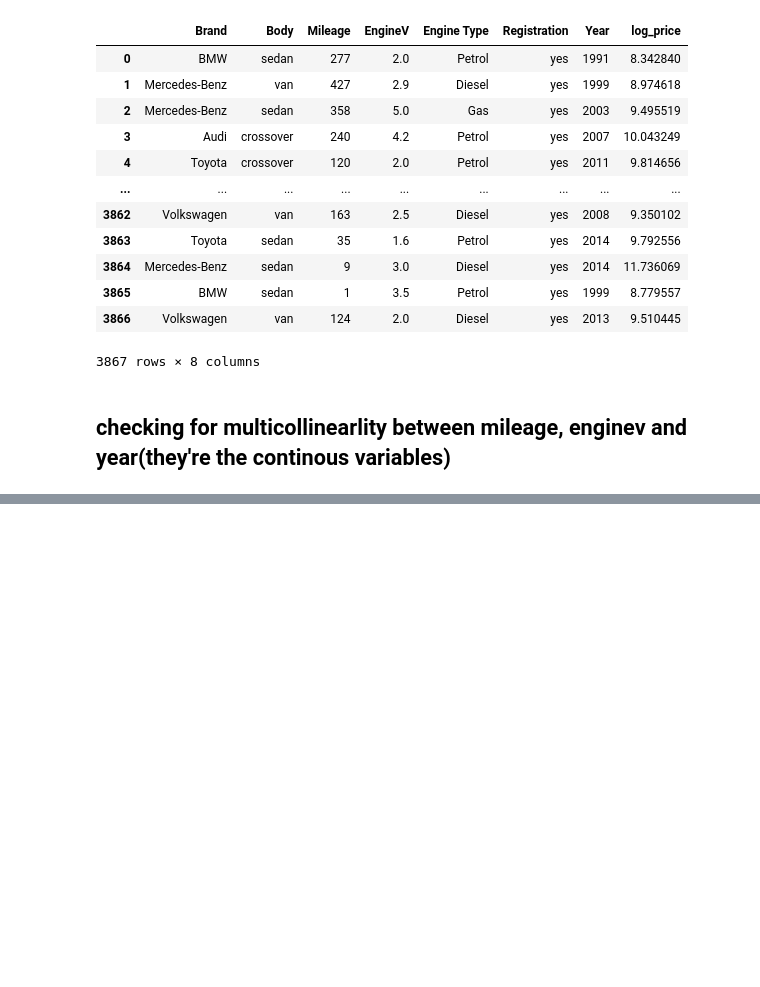
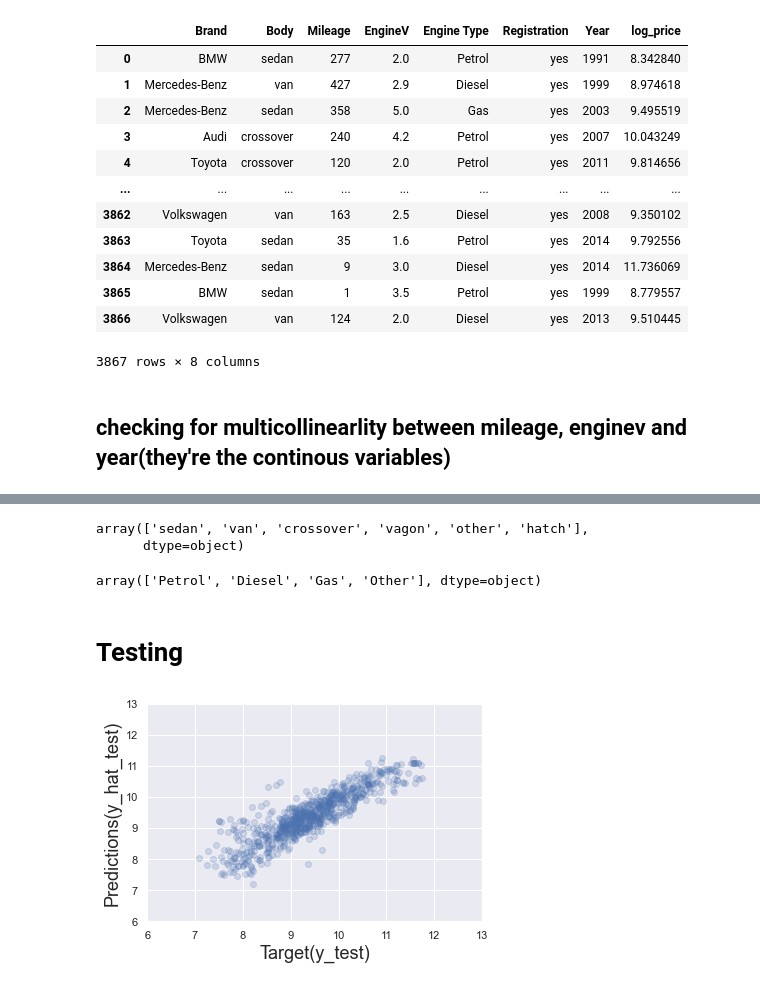
Before and after one commit to ifuu16/car_price, a Jupyter notebook: car_price.ipynb, the cells around one changed output, grey strips where cells are left out. Saved outputs shown, nothing was run; the diff lists cells and outputs as text; code cells hidden in the pictures; blank space fills up the shorter version.

```diff
--- a/car_price.ipynb
+++ b/car_price.ipynb
@@ -305,0 +514,25 @@ vif['features'] = variables.columns
+# %%
+#displaying the brand category to determine the benchmark
+cost_cleaned['Body'].unique()
+# %% [output]
+array(['sedan', 'van', 'crossover', 'vagon', 'other', 'hatch'],
+      dtype=object)
+# %%
+#displaying the Engine Type category to determine the benchmark
+cost_cleaned['Engine Type'].unique()
+# %% [output]
+array(['Petrol', 'Diesel', 'Gas', 'Other'], dtype=object)
+# %% [markdown]
+# Testing
+# %%
+y_hat_test = reg.predict(x_test)
+# %%
+#plot the scatter plot of  y_hat vs y_train to test the how well the mode fits
+plt.scatter(y_test,y_hat_test, alpha =0.2)
+plt.xlabel('Target(y_test)', size=18)
+plt.ylabel('Predictions(y_hat_test)', size=18)
+plt.xlim(6,13)
+plt.ylim(6,13)
+plt.show()
+# %% [output]
+[figure, added]
```
Also changed, not shown: parts of 42 cells of this notebook.
